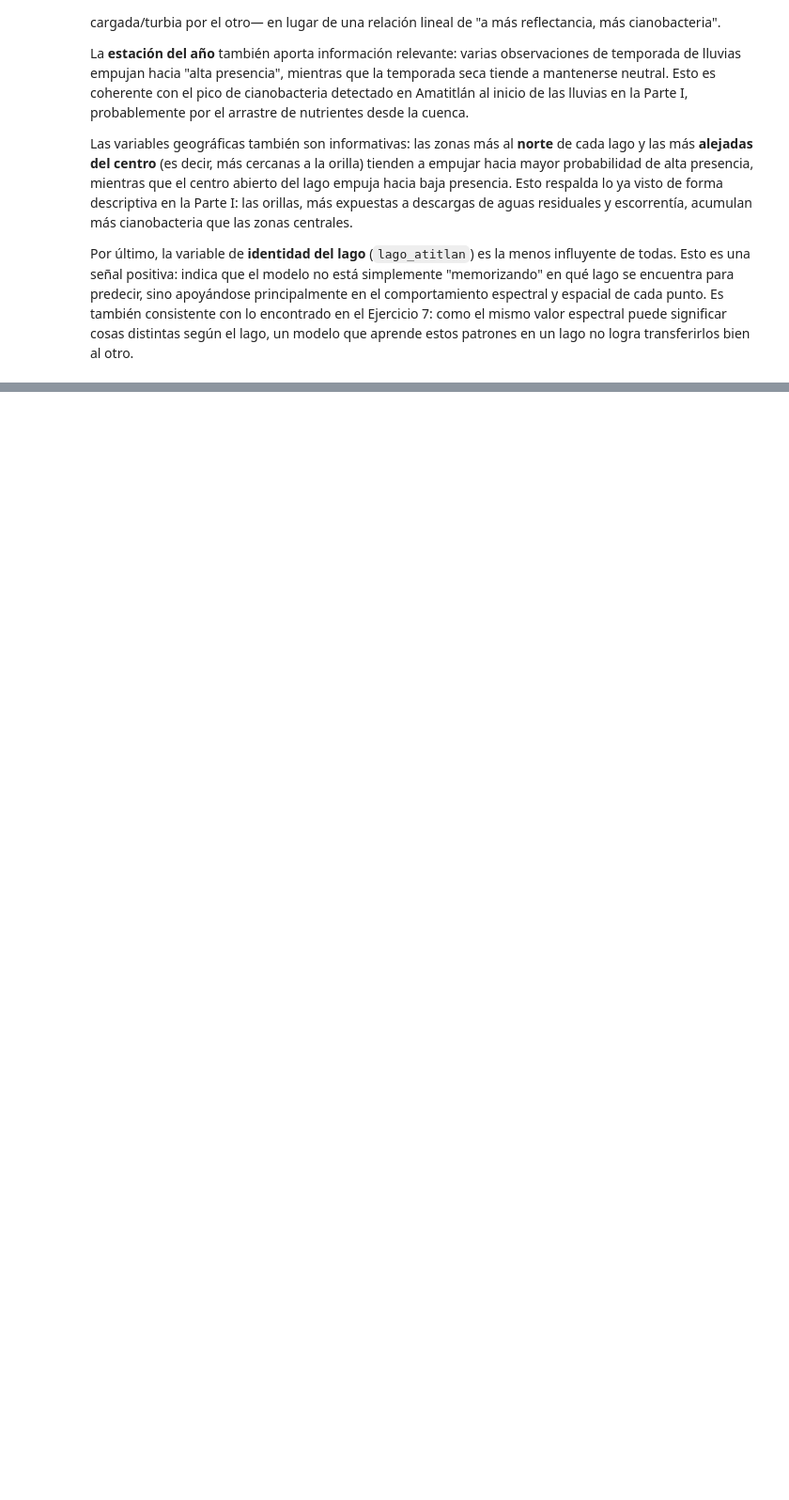
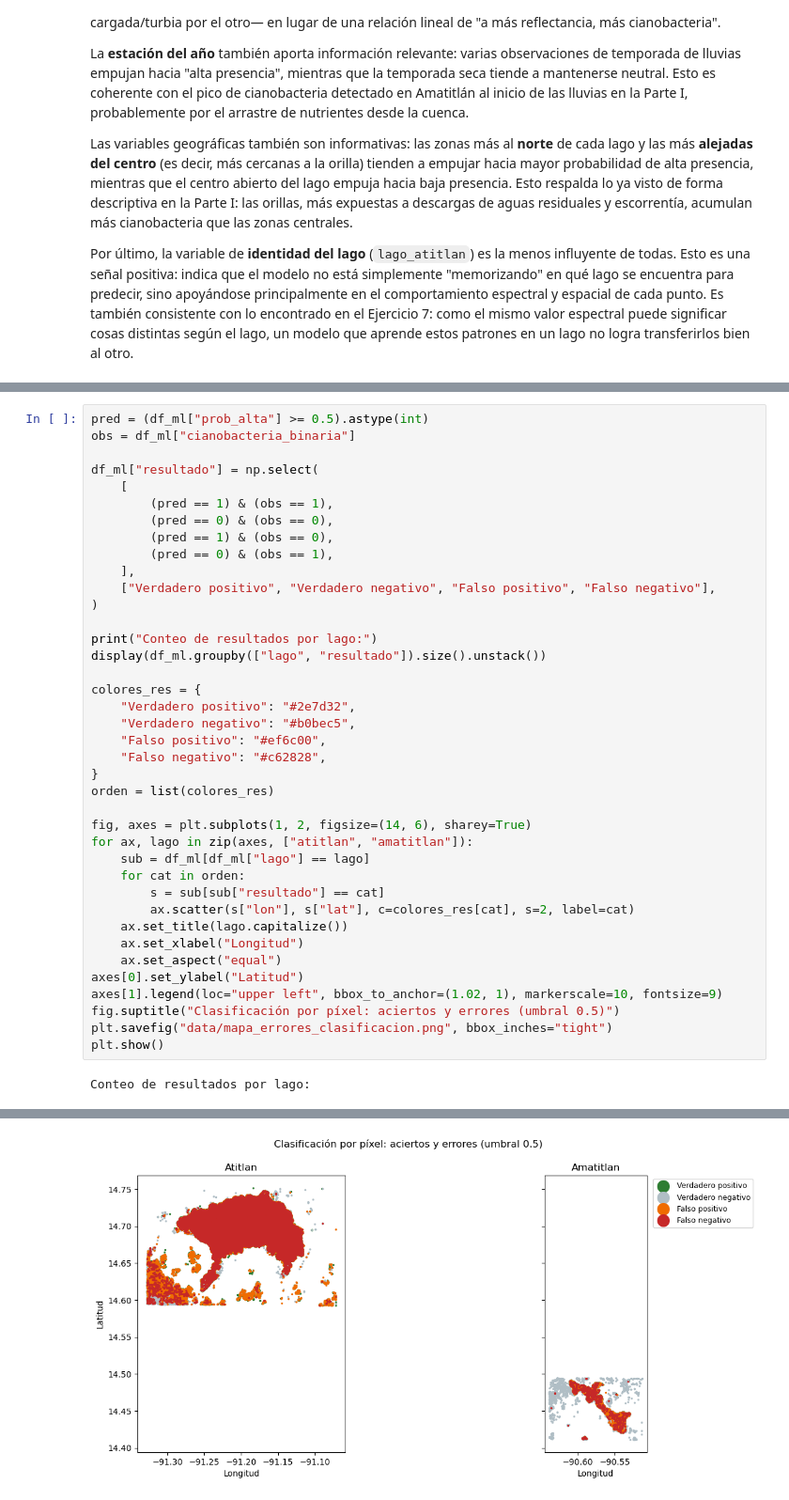
Before and after one commit to Ikeel04/Labs-DS, a Jupyter notebook: Lab4/Laboratorio4_Parte2.ipynb, the cells around one changed output, grey strips where cells are left out. Shown at 94% size. Drawn from its saved outputs; the diff is of its cells as text; blank space fills up the shorter version.

```diff
--- a/Lab4/Laboratorio4_Parte2.ipynb
+++ b/Lab4/Laboratorio4_Parte2.ipynb
@@ -1354,0 +1459,41 @@ lago no logra transferirlos bien al otro.
+# %%
+pred = (df_ml["prob_alta"] >= 0.5).astype(int)
+obs = df_ml["cianobacteria_binaria"]
+
+df_ml["resultado"] = np.select(
+    [
+        (pred == 1) & (obs == 1),
+        (pred == 0) & (obs == 0),
+        (pred == 1) & (obs == 0),
+        (pred == 0) & (obs == 1),
+    ],
+    ["Verdadero positivo", "Verdadero negativo", "Falso positivo", "Falso negativo"],
+)
+
+print("Conteo de resultados por lago:")
+display(df_ml.groupby(["lago", "resultado"]).size().unstack())
+
+colores_res = {
+    "Verdadero positivo": "#2e7d32",
+    "Verdadero negativo": "#b0bec5",
+    "Falso positivo": "#ef6c00",
+    "Falso negativo": "#c62828",
+}
+orden = list(colores_res)
+
+fig, axes = plt.subplots(1, 2, figsize=(14, 6), sharey=True)
+for ax, lago in zip(axes, ["atitlan", "amatitlan"]):
+    sub = df_ml[df_ml["lago"] == lago]
+    for cat in orden:
+        s = sub[sub["resultado"] == cat]
+        ax.scatter(s["lon"], s["lat"], c=colores_res[cat], s=2, label=cat)
+    ax.set_title(lago.capitalize())
+    ax.set_xlabel("Longitud")
+    ax.set_aspect("equal")
+axes[0].set_ylabel("Latitud")
+axes[1].legend(loc="upper left", bbox_to_anchor=(1.02, 1), markerscale=10, fontsize=9)
+fig.suptitle("Clasificación por píxel: aciertos y errores (umbral 0.5)")
+plt.savefig("data/mapa_errores_clasificacion.png", bbox_inches="tight")
+plt.show()
+# %% [output]
+Conteo de resultados por lago:
@@ -1354,0 +1504 @@ lago no logra transferirlos bien al otro.
+[figure, added]
```
Also changed, not shown: parts of 29 cells of this notebook, 11 other files.
